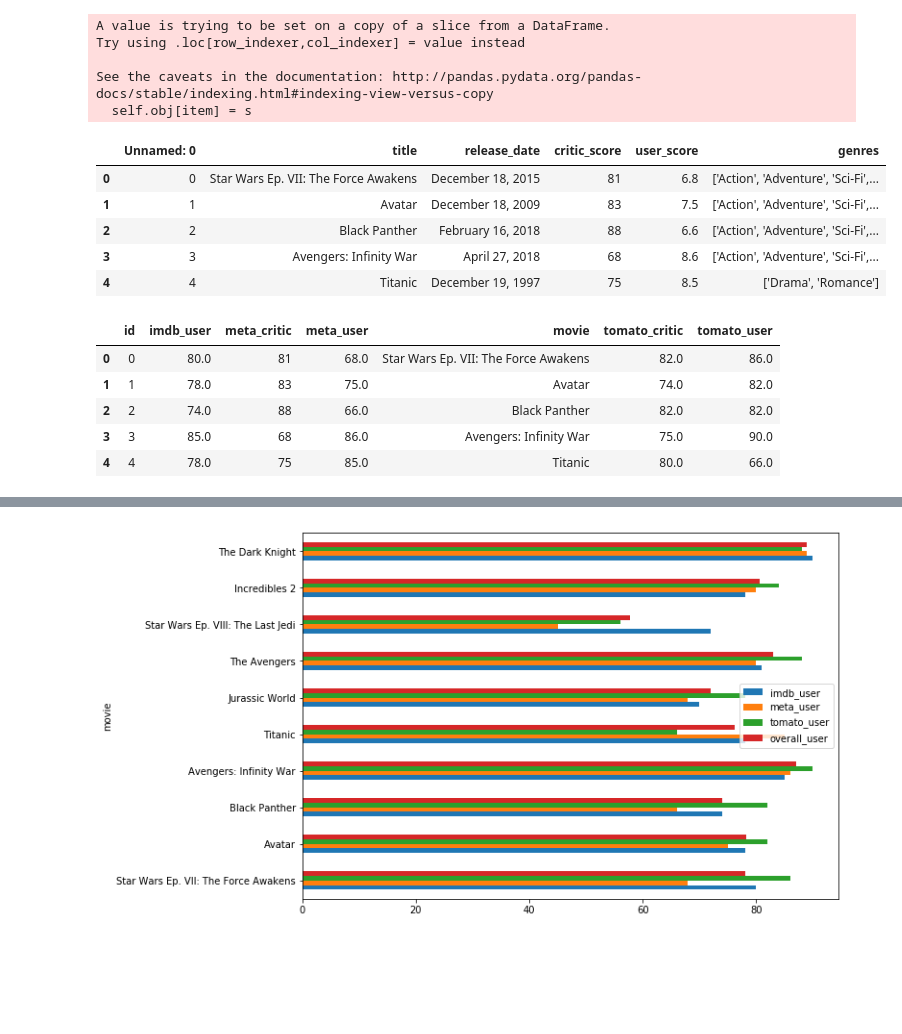
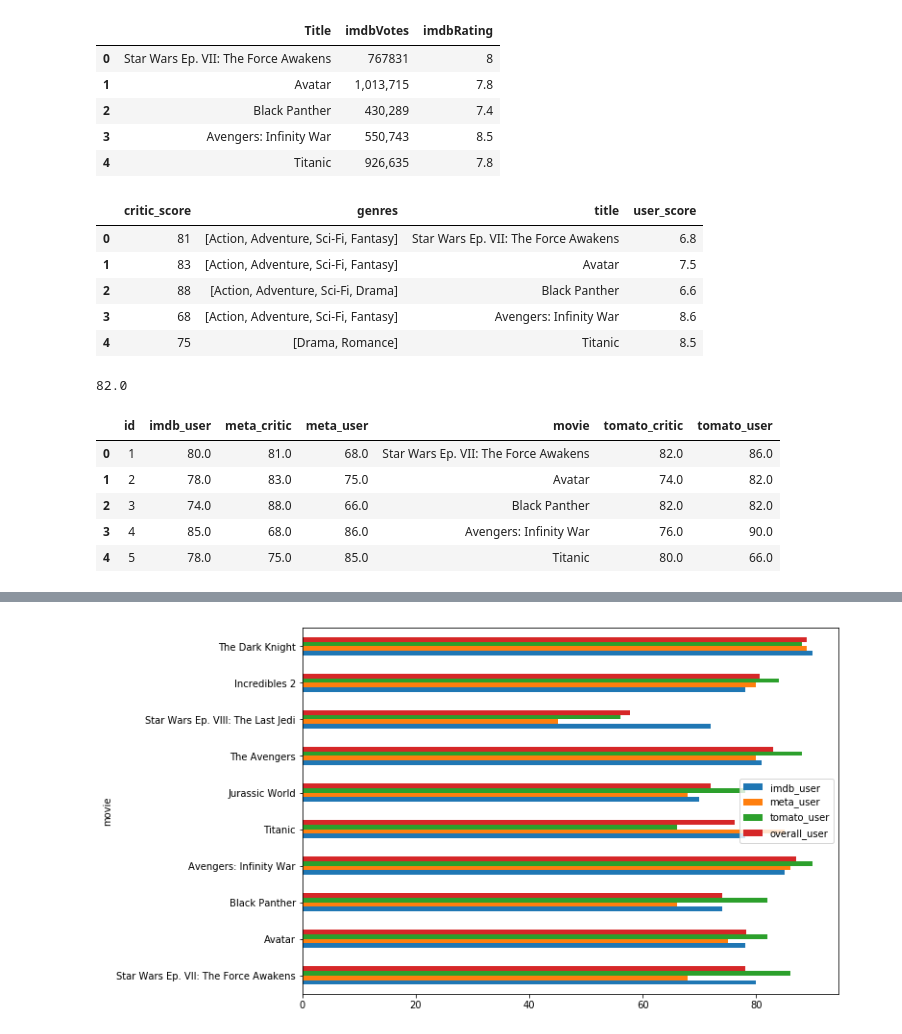
Before and after one commit to elsantonato/13-Project_2-Group_7, a Jupyter notebook: wangdian_subfolder/graph_plot.ipynb, the cells around one changed output, grey strips where cells are left out. Drawn from its saved outputs; the diff is of its cells as text; code cells hidden in the pictures; blank space fills up the shorter version.

```diff
--- a/wangdian_subfolder/graph_plot.ipynb
+++ b/wangdian_subfolder/graph_plot.ipynb
@@ -15,0 +7,5 @@ tomato_data.head()
+# %%
+# connect to mongo db
+client = pymongo.MongoClient('mongodb://localhost:27017/')
+db = client.movie_db
+col_tomato = db['rotten_tomato']
@@ -16,48 +27,54 @@ tomato_data.head()
 # %%
-# import imdb data
-imdb_data = pd.read_csv('imdb.csv')
-imdb_df = imdb_data[['Title', 'imdbVotes', 'imdbRating']]
-imdb_df.loc[0, 'Title'] = 'Star Wars Ep. VII: The Force Awakens'
-imdb_df.loc[0, 'imdbVotes'] = 767831
-imdb_df.loc[0, 'imdbRating'] = 8.0
+# load 'Star Wars Ep. VII: The Force Awakens' rate and vote in imdb_data
+imdb_data.loc[0, 'Title'] = 'Star Wars Ep. VII: The Force Awakens'
+imdb_data.loc[0, 'imdbVotes'] = 767831
+imdb_data.loc[0, 'imdbRating'] = 8.0
+imdb_data.head()
 # %% [output]
-A value is trying to be set on a copy of a slice from a DataFrame.
-Try using .loc[row_indexer,col_indexer] = value instead
-
-See the caveats in the documentation: http://pandas.pydata.org/pandas-docs/stable/indexing.html#indexing-view-versus-copy
-  self.obj[item] = s
+|  | Title | imdbVotes | imdbRating |
+| 0 | Star Wars Ep. VII: The Force Awakens | 767831 | 8 |
+| 1 | Avatar | 1,013,715 | 7.8 |
+| 2 | Black Panther | 430,289 | 7.4 |
+| 3 | Avengers: Infinity War | 550,743 | 8.5 |
+| 4 | Titanic | 926,635 | 7.8 |
 # %%
-#import metacretic data
-meta_data = pd.read_csv('meta.csv')
+#load metacretic data
+col_meta = db['metacritic']
+meta_data = pd.DataFrame(list(col_meta.find()))[['critic_score', 'genres', 'title', 'user_score']]
 meta_data.head()
 # %% [output]
-|  | Unnamed: 0 | title | release_date | critic_score | user_score | genres |
-| 0 | 0 | Star Wars Ep. VII: The Force Awakens | December 18, 2015 | 81 | 6.8 | ['Action', 'Adventure', 'Sci-Fi',... |
-| 1 | 1 | Avatar | December 18, 2009 | 83 | 7.5 | ['Action', 'Adventure', 'Sci-Fi',... |
-| 2 | 2 | Black Panther | February 16, 2018 | 88 | 6.6 | ['Action', 'Adventure', 'Sci-Fi',... |
-| 3 | 3 | Avengers: Infinity War | April 27, 2018 | 68 | 8.6 | ['Action', 'Adventure', 'Sci-Fi',... |
-| 4 | 4 | Titanic | December 19, 1997 | 75 | 8.5 | ['Drama', 'Romance'] |
+|  | critic_score | genres | title | user_score |
+| 0 | 81 | [Action, Adventure, Sci-Fi, Fantasy] | Star Wars Ep. VII: The Force Awakens | 6.8 |
+| 1 | 83 | [Action, Adventure, Sci-Fi, Fantasy] | Avatar | 7.5 |
+| 2 | 88 | [Action, Adventure, Sci-Fi, Drama] | Black Panther | 6.6 |
+| 3 | 68 | [Action, Adventure, Sci-Fi, Fantasy] | Avengers: Infinity War | 8.6 |
+| 4 | 75 | [Drama, Romance] | Titanic | 8.5 |
+# %%
+test = tomato_data['critic_rate'][0]
+float(test[:-3]) * 10
+# %% [output]
+82.0
 # %%
-# user VS cretic
+# merge 3 dataframe to do 'user VS cretic'
 user_cretic_rate =  pd.DataFrame(
     data={
-        'tomato_critic': [float(item[0:3]) * 10 for item in tomato_data['critic_rate']],
-        'tomato_user': [float(item[0:3]) * 20 for item in tomato_data['user_rate']],
-        'meta_critic': meta_data['critic_score'],
-        'meta_user': meta_data['user_score'] * 10,
+        'tomato_critic': [float(item[:-3]) * 10 for item in tomato_data['critic_rate']],
+        'tomato_user': [float(item[:-2]) * 20 for item in tomato_data['user_rate']],
+        'meta_critic': [float(item) for item in meta_data['critic_score']],
+        'meta_user': [float(item) * 10 for item in meta_data['user_score']],
         'movie': meta_data['title'],
-        'imdb_user': imdb_df['imdbRating'] * 10,
-        'id': list(range(100))
+        'imdb_user': [float(item) * 10 for item in imdb_data['imdbRating']],
+        'id': list(range(1, 101))
     }
 )
 user_cretic_rate.head()
 # %% [output]
 |  | id | imdb_user | meta_critic | meta_user | movie | tomato_critic | tomato_user |
-| 0 | 0 | 80.0 | 81 | 68.0 | Star Wars Ep. VII: The Force Awakens | 82.0 | 86.0 |
-| 1 | 1 | 78.0 | 83 | 75.0 | Avatar | 74.0 | 82.0 |
-| 2 | 2 | 74.0 | 88 | 66.0 | Black Panther | 82.0 | 82.0 |
-| 3 | 3 | 85.0 | 68 | 86.0 | Avengers: Infinity War | 75.0 | 90.0 |
-| 4 | 4 | 78.0 | 75 | 85.0 | Titanic | 80.0 | 66.0 |
+| 0 | 1 | 80.0 | 81.0 | 68.0 | Star Wars Ep. VII: The Force Awakens | 82.0 | 86.0 |
+| 1 | 2 | 78.0 | 83.0 | 75.0 | Avatar | 74.0 | 82.0 |
+| 2 | 3 | 74.0 | 88.0 | 66.0 | Black Panther | 82.0 | 82.0 |
+| 3 | 4 | 85.0 | 68.0 | 86.0 | Avengers: Infinity War | 76.0 | 90.0 |
+| 4 | 5 | 78.0 | 75.0 | 85.0 | Titanic | 80.0 | 66.0 |
 # %%
 user_cretic_rate.loc[38, 'movie'] = 'Beauty and the Beast(1991)'
 user_cretic_rate.loc[71, 'movie'] = "Pirates of the Caribbean: At World's End"
```
Also changed, not shown: parts of 10 cells of this notebook.
